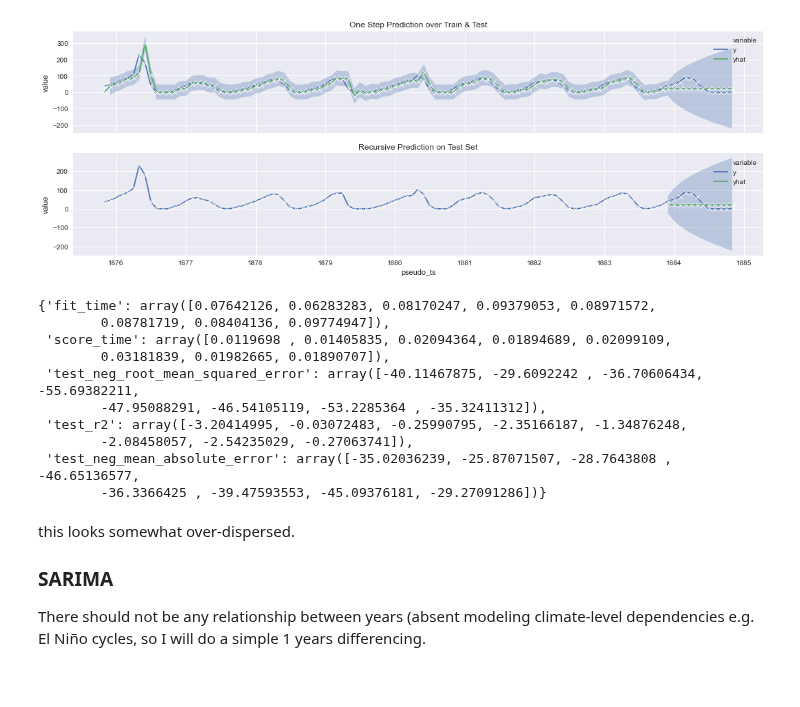
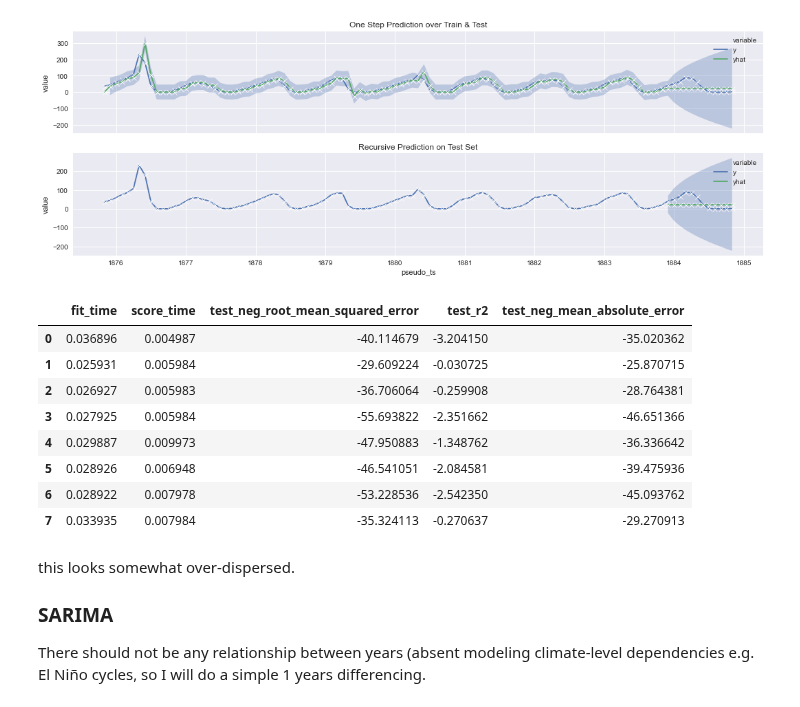
Before and after one commit to chrisoyer/ski-snow-modeling, a Jupyter notebook: src/analysis/snow_ts_analysis.ipynb, the cells around one changed output. Drawn from its saved outputs; the diff is of its cells as text; code cells hidden in the pictures.

```diff
--- a/src/analysis/snow_ts_analysis.ipynb
+++ b/src/analysis/snow_ts_analysis.ipynb
@@ -378,19 +210,19 @@ y_and_yhat_plotter(model=arima_model, data=WP_train, test_data=WP_test)
 # %% [output]
 [figure]
 # %%
-time_crossval(model=arima_model, X=WP_train,
-              y=WP_train.shift(1).fillna(0))
+arima_cv_results = time_crossval(model=arima_model, X=WP_train,
+                                 y=WP_train.shift(1).fillna(0))
+pd.DataFrame(arima_cv_results)
 # %% [output]
-{'fit_time': array([0.07642126, 0.06283283, 0.08170247, 0.09379053, 0.08971572,
-        0.08781719, 0.08404136, 0.09774947]),
- 'score_time': array([0.0119698 , 0.01405835, 0.02094364, 0.01894689, 0.02099109,
-        0.03181839, 0.01982665, 0.01890707]),
- 'test_neg_root_mean_squared_error': array([-40.11467875, -29.6092242 , -36.70606434, -55.69382211,
-        -47.95088291, -46.54105119, -53.2285364 , -35.32411312]),
- 'test_r2': array([-3.20414995, -0.03072483, -0.25990795, -2.35166187, -1.34876248,
-        -2.08458057, -2.54235029, -0.27063741]),
- 'test_neg_mean_absolute_error': array([-35.02036239, -25.87071507, -28.7643808 , -46.65136577,
-        -36.3366425 , -39.47593553, -45.09376181, -29.27091286])}
+|  | fit_time | score_time | test_neg_root_mean_squared_error | test_r2 | test_neg_mean_absolute_error |
+| 0 | 0.036896 | 0.004987 | -40.114679 | -3.204150 | -35.020362 |
+| 1 | 0.025931 | 0.005984 | -29.609224 | -0.030725 | -25.870715 |
+| 2 | 0.026927 | 0.005983 | -36.706064 | -0.259908 | -28.764381 |
+| 3 | 0.027925 | 0.005984 | -55.693822 | -2.351662 | -46.651366 |
+| 4 | 0.029887 | 0.009973 | -47.950883 | -1.348762 | -36.336642 |
+| 5 | 0.028926 | 0.006948 | -46.541051 | -2.084581 | -39.475936 |
+| 6 | 0.028922 | 0.007978 | -53.228536 | -2.542350 | -45.093762 |
+| 7 | 0.033935 | 0.007984 | -35.324113 | -0.270637 | -29.270913 |
 # %% [markdown]
 this looks somewhat over-dispersed.
 
```
Also changed, not shown: parts of 15 cells of this notebook, 5 other files.
